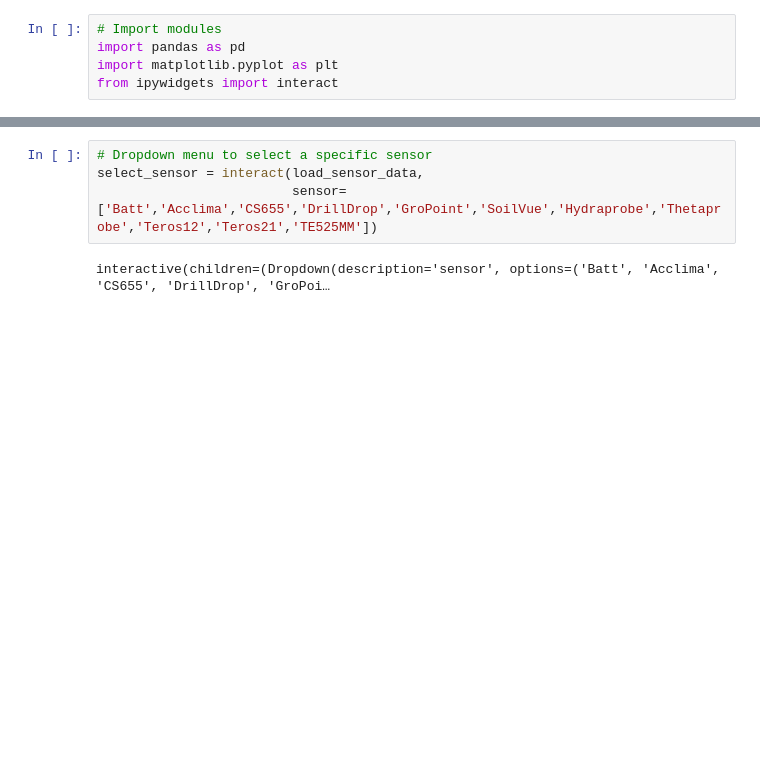
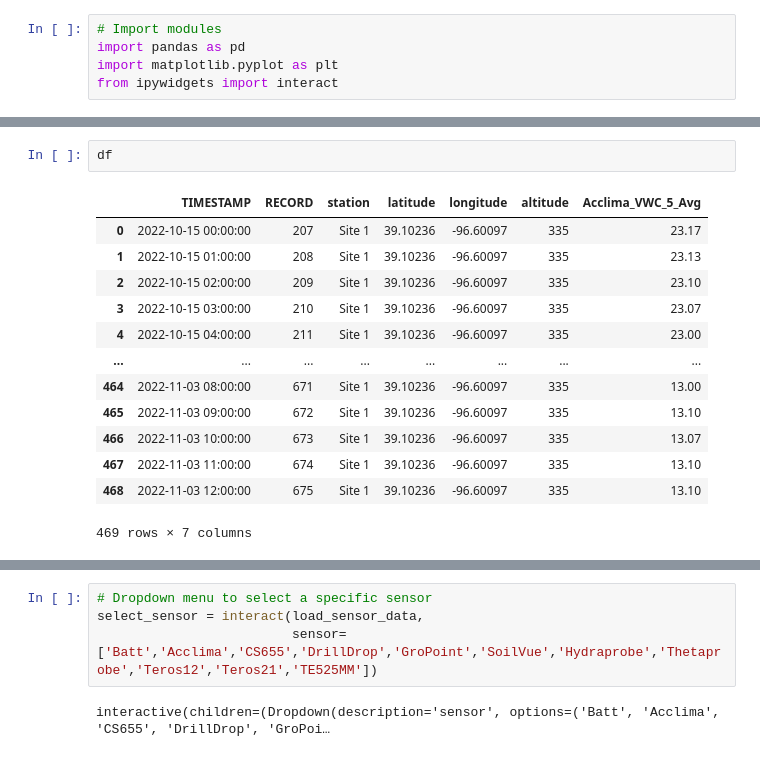
Before and after one commit to soilwater/mist, a Jupyter notebook: python_notebooks/ksu_sensors.ipynb, the cells around one changed output, grey strips where cells are left out. Drawn from its saved outputs; the diff is of its cells as text; blank space fills up the shorter version.

```diff
--- a/python_notebooks/ksu_sensors.ipynb
+++ b/python_notebooks/ksu_sensors.ipynb
@@ -8,0 +87,16 @@ from ipywidgets import interact
+# %%
+df
+# %% [output]
+|  | TIMESTAMP | RECORD | station | latitude | longitude | altitude | Acclima_VWC_5_Avg |
+| 0 | 2022-10-15 00:00:00 | 207 | Site 1 | 39.10236 | -96.60097 | 335 | 23.17 |
+| 1 | 2022-10-15 01:00:00 | 208 | Site 1 | 39.10236 | -96.60097 | 335 | 23.13 |
+| 2 | 2022-10-15 02:00:00 | 209 | Site 1 | 39.10236 | -96.60097 | 335 | 23.10 |
+| 3 | 2022-10-15 03:00:00 | 210 | Site 1 | 39.10236 | -96.60097 | 335 | 23.07 |
+| 4 | 2022-10-15 04:00:00 | 211 | Site 1 | 39.10236 | -96.60097 | 335 | 23.00 |
+| ... | ... | ... | ... | ... | ... | ... | ... |
+| 464 | 2022-11-03 08:00:00 | 671 | Site 1 | 39.10236 | -96.60097 | 335 | 13.00 |
+| 465 | 2022-11-03 09:00:00 | 672 | Site 1 | 39.10236 | -96.60097 | 335 | 13.10 |
+| 466 | 2022-11-03 10:00:00 | 673 | Site 1 | 39.10236 | -96.60097 | 335 | 13.07 |
+| 467 | 2022-11-03 11:00:00 | 674 | Site 1 | 39.10236 | -96.60097 | 335 | 13.10 |
+| 468 | 2022-11-03 12:00:00 | 675 | Site 1 | 39.10236 | -96.60097 | 335 | 13.10 |
+469 rows × 7 columns
```
Also changed, not shown: parts of 11 cells of this notebook, 32 other files.
